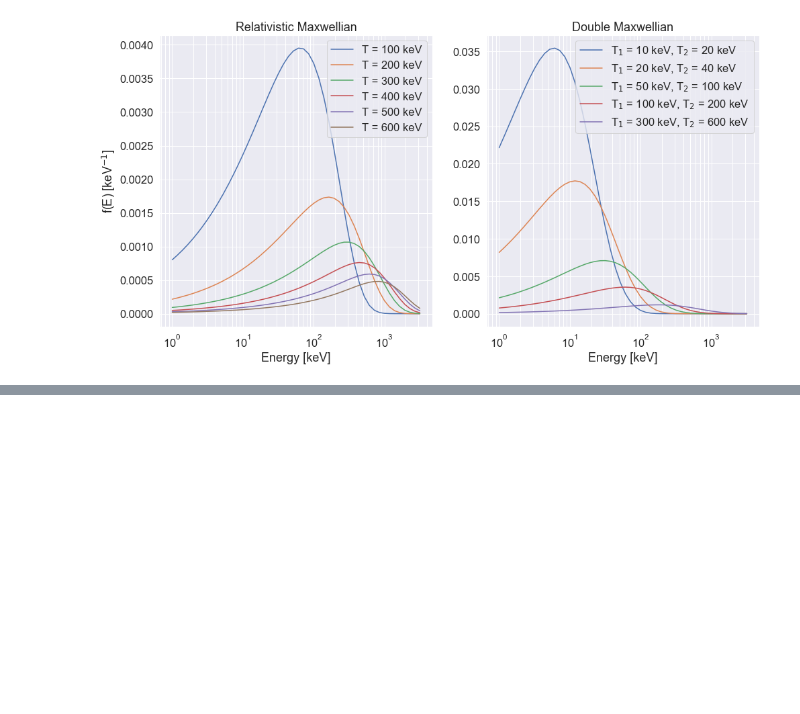
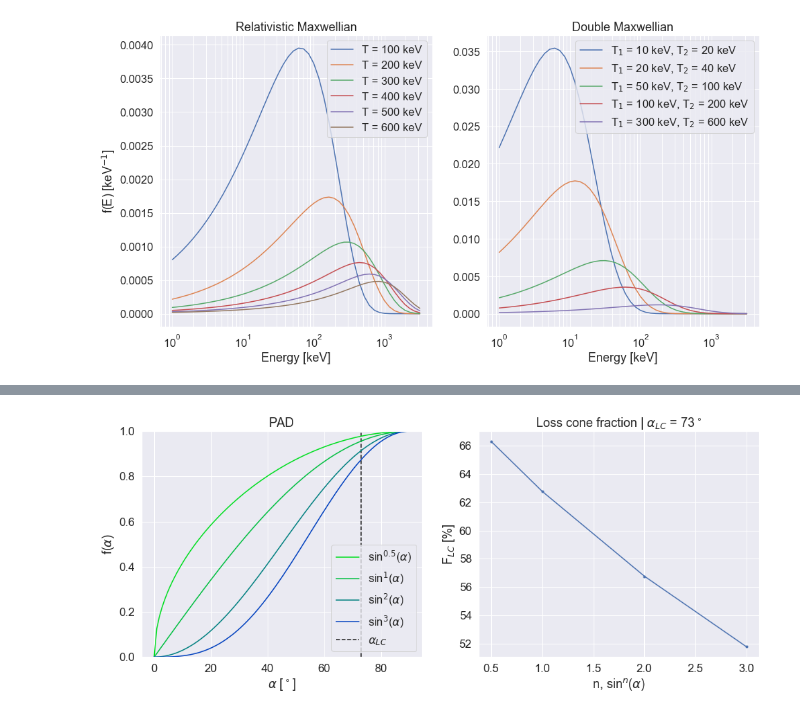
Before and after one commit to GrantBerland/Geant4_Atmospheric_EPP, a Jupyter notebook: analysis/sampling_checks.ipynb, the cells around one changed output, grey strips where cells are left out. Cells and saved outputs as stored; diff of their text form; code cells hidden in the pictures; blank space fills up the shorter version.

```diff
--- a/analysis/sampling_checks.ipynb
+++ b/analysis/sampling_checks.ipynb
@@ -148,0 +155,47 @@ plt.legend();
+# %%
+def findLossConeFraction(alpha, alphaLC, f):
+
+    alphaLim = alpha[alpha < alphaLC]
+
+    upper = np.trapz(f(alphaLim) * np.sin(alphaLim), x=alphaLim)
+    lower = np.trapz(f(alpha) * np.sin(alpha),       x=alpha)
+
+    return upper / lower
+
+f12 = lambda alpha: np.sin(alpha)**(1/2)
+f1  = lambda alpha: np.sin(alpha)
+f2  = lambda alpha: np.sin(alpha)**2
+f3  = lambda alpha: np.sin(alpha)**3
+
+alpha   = np.linspace(0, np.pi/2, 100);
+alphaLC = np.arcsin(np.sqrt(((6371+100)/(6371+300))**3)) # LC at 300 km altitude, ~72.8 deg
+
+
+plt.figure(figsize=(16,6)); plt.subplot(1,2,1);
+
+for i in [0.5, 1, 2, 3]:
+    plt.plot(np.rad2deg(alpha), np.sin(alpha)**(i), label=r'sin$^{%s}$($\alpha$)' % i, c=[0, 1-i/4, i/4]);
+
+
+plt.vlines(np.rad2deg(alphaLC), 0, 1, linestyle='--', label=r'$\alpha_{LC}$');
+
+#plt.yscale('log')
+plt.ylim(0,1)
+
+plt.legend();
+plt.xlabel(r'$\alpha$ [$^\circ$]');
+plt.ylabel(r'f($\alpha$)');
+plt.title('PAD')
+
+
+plt.subplot(1,2,2); plt.grid(True, which='both');
+plt.plot([0.5, 1, 2, 3], 100*np.array([findLossConeFraction(alpha, alphaLC, f12),
+                            findLossConeFraction(alpha, alphaLC, f1),
+                            findLossConeFraction(alpha, alphaLC, f2),
+                            findLossConeFraction(alpha, alphaLC, f3)]), '.-')
+
+plt.xlabel(r'n, sin$^n$($\alpha$)'); plt.ylabel('F$_{LC}$ [%]');
+plt.title(r'Loss cone fraction | $\alpha_{LC}$ = %.0f$^\circ$' %
+          np.rad2deg(alphaLC));
+# %% [output]
+[figure, added]
```
Also changed, not shown: parts of 6 cells of this notebook, 5 other files.
